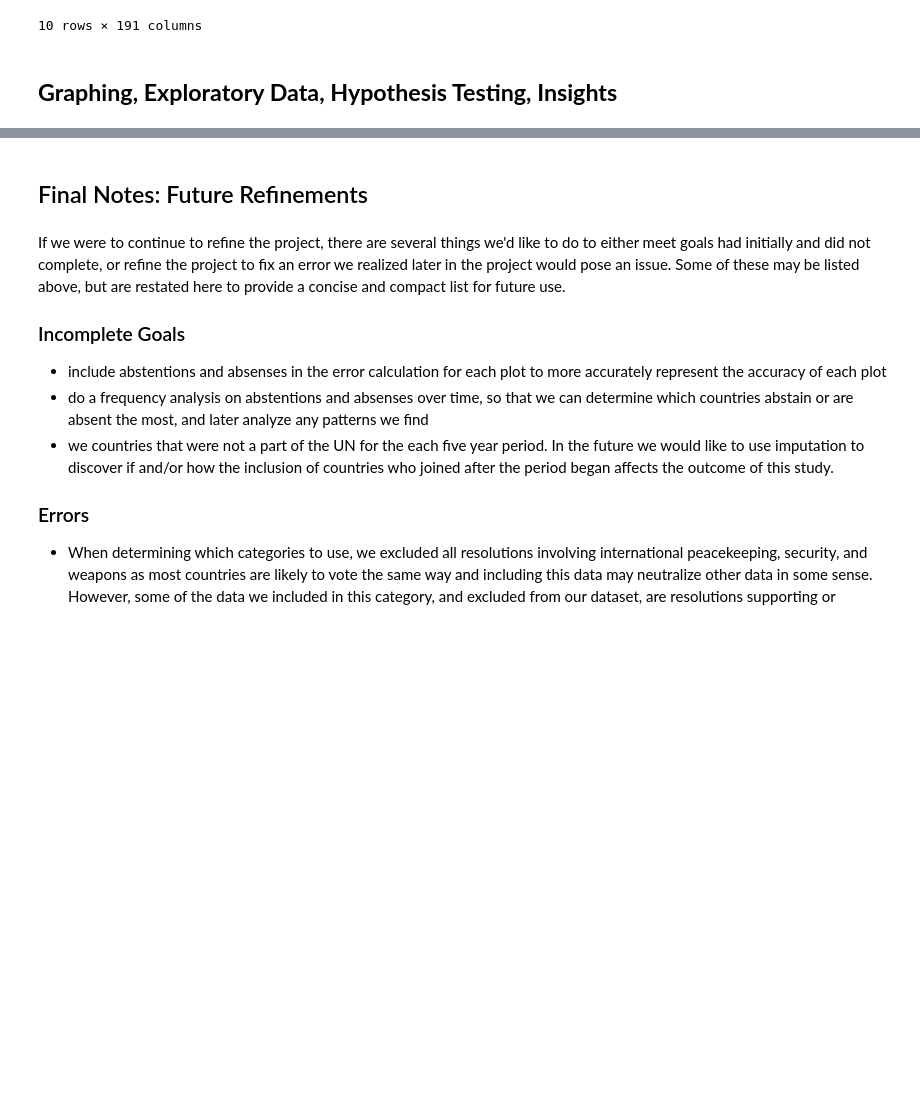
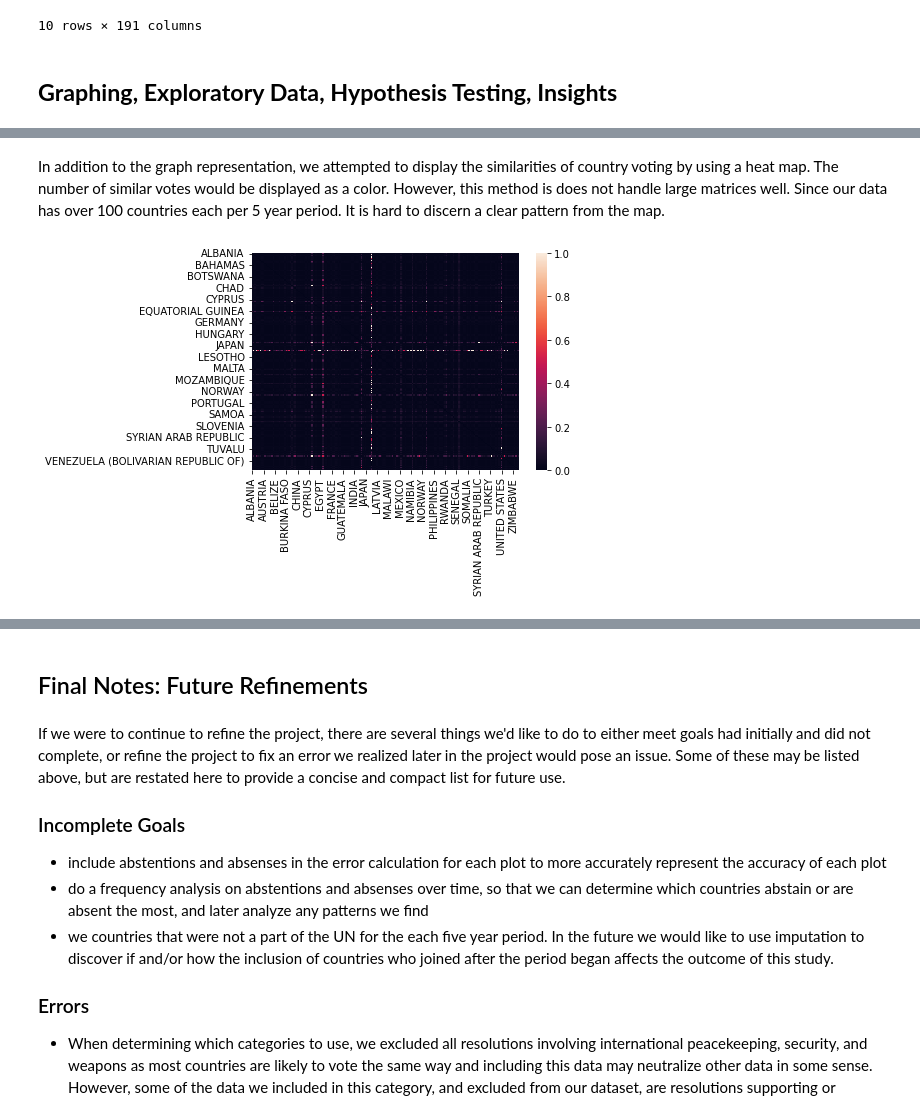
Before and after one commit to lbrown98/un-voting-patterns, a Jupyter notebook: get_un_voting_data.ipynb, the cells around one changed output, grey strips where cells are left out. Cells and saved outputs as stored; diff of their text form; code cells hidden in the pictures; blank space fills up the shorter version.

```diff
--- a/get_un_voting_data.ipynb
+++ b/get_un_voting_data.ipynb
@@ -504,0 +516,9 @@ plt.show()
+# %% [markdown]
+In addition to the graph representation, we attempted to display the similarities of country voting by using a heat map. The number of similar votes would be displayed as a color. However, this method is does not handle large matrices well. Since our data has over 100 countries each per 5 year period. It is hard to discern a clear pattern from the map.
+# %%
+from sklearn.metrics import confusion_matrix
+import seaborn as sns
+sns.heatmap(mtrx2008.T, fmt='d')
+plt.show()
+# %% [output]
+[figure, added]
```
Also changed, not shown: parts of 8 cells of this notebook, 1 other file.
